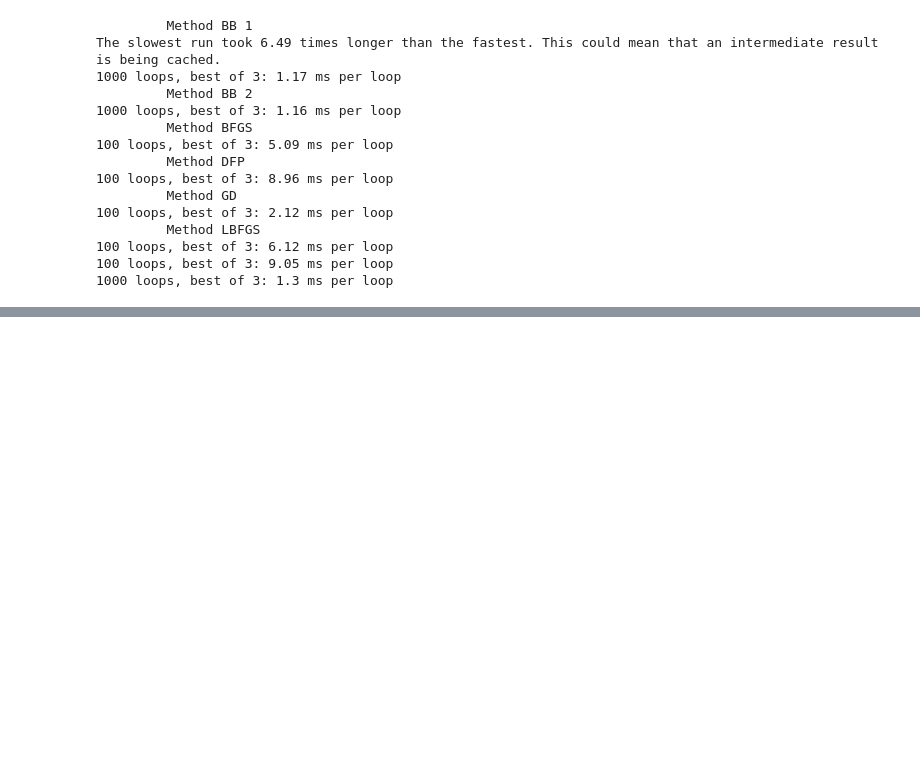
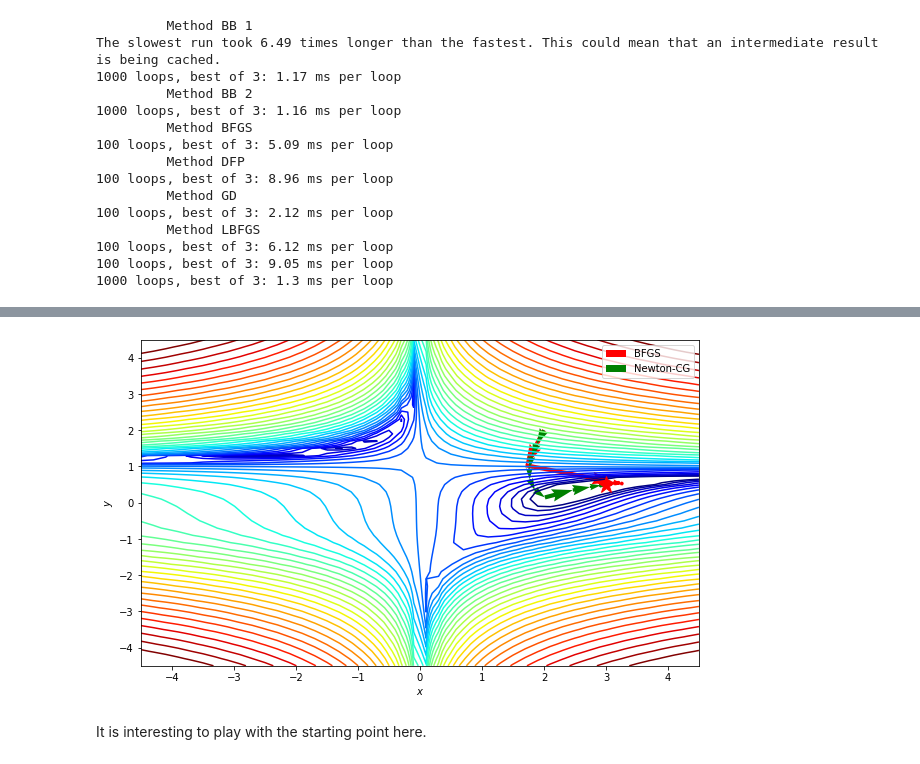
Before and after one commit to MerkulovDaniil/optim, a Jupyter notebook: assets/Notebooks/Quasi_Newton.ipynb, the cells around one changed output, grey strips where cells are left out. Drawn from its saved outputs; the diff is of its cells as text; code cells hidden in the pictures; blank space fills up the shorter version.

```diff
--- a/assets/Notebooks/Quasi_Newton.ipynb
+++ b/assets/Notebooks/Quasi_Newton.ipynb
@@ -250,0 +318,48 @@ The slowest run took 6.49 times longer than the fastest. This could mean that an
+# %%
+x0 = np.array([2., 2.])
+# %%
+func = jax.value_and_grad(lambda args: f(args))
+
+def hessian(f): return jax.jacfwd(jax.jacrev(f))
+H = hessian(f)
+# %%
+def make_minimize_cb(path=[]):
+    def minimize_cb(xk):
+        # note that we make a deep copy of xk
+        path.append(np.copy(xk))
+
+    return minimize_cb
+
+methods = ['BFGS', 'Newton-CG']
+colors = ['red', 'green']
+path_ = {}
+path = {}
+res = {}
+
+for m in methods:
+    path_ = [x0]
+    if m == "Newton-CG":
+        res[m] = minimize(func, x0=x0, method=m,
+                jac=True, hess=H, tol=1e-20, callback=make_minimize_cb(path_))
+    else:
+        res[m] = minimize(func, x0=x0, method=m,
+                    jac=True, tol=1e-20, callback=make_minimize_cb(path_))
+    path[m] = np.array(path_).T
+# %%
+fig, ax = plt.subplots(figsize=(10, 6))
+ax.contour(x, y, z, levels=np.logspace(0, 5, 35), norm=LogNorm(), cmap=plt.cm.jet)
+ax.plot(*minima_, 'r*', markersize=18)
+for m, color in zip(methods, colors):
+    ax.quiver(path[m][0,:-1], path[m][1,:-1], path[m][0,1:]-path[m][0,:-1], path[m][1,1:]-path[m][1,:-1], scale_units='xy', angles='xy', scale=1, label=m, color=color)
+
+ax.set_xlabel('$x$')
+ax.set_ylabel('$y$')
+
+ax.set_xlim((xmin, xmax))
+ax.set_ylim((ymin, ymax))
+plt.legend()
+plt.show()
+# %% [output]
+[figure, added]
+# %% [markdown]
+It is interesting to play with the starting point here.
```
Also changed, not shown: parts of 13 cells of this notebook.
